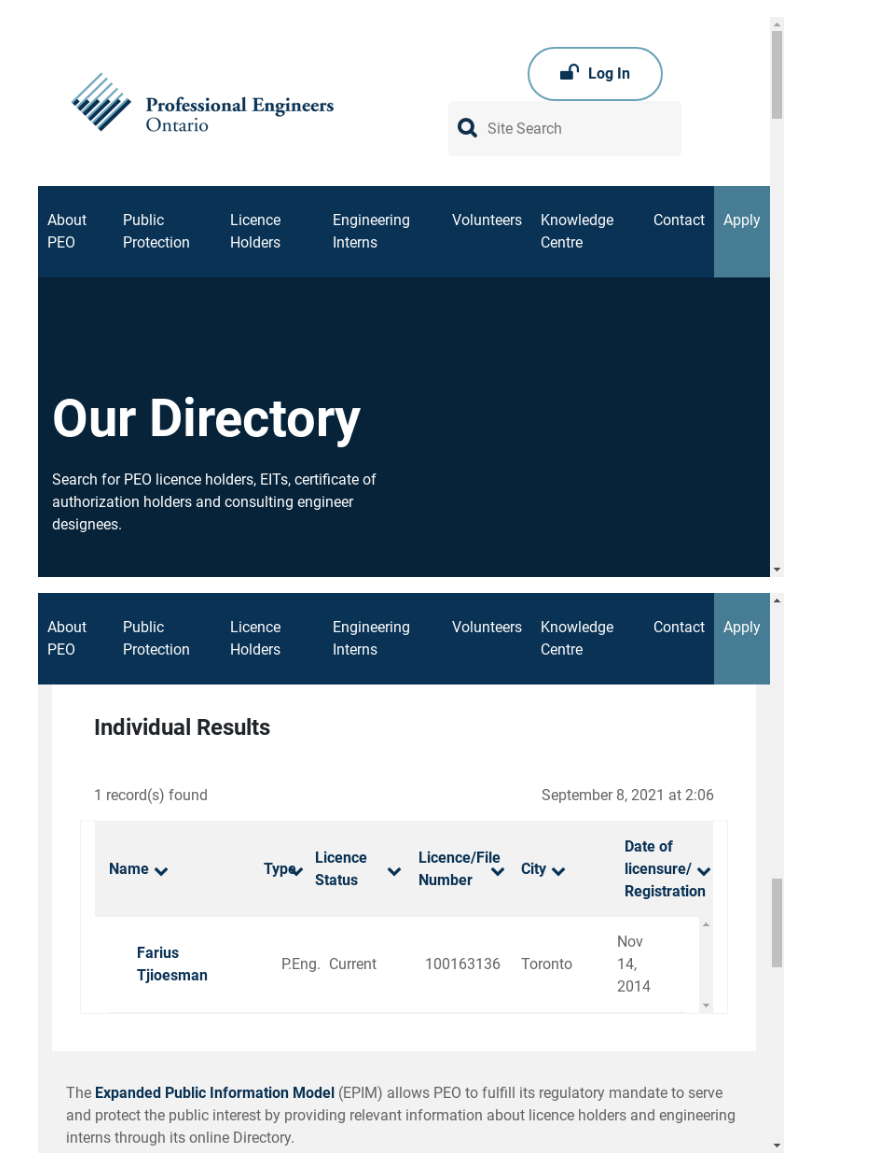
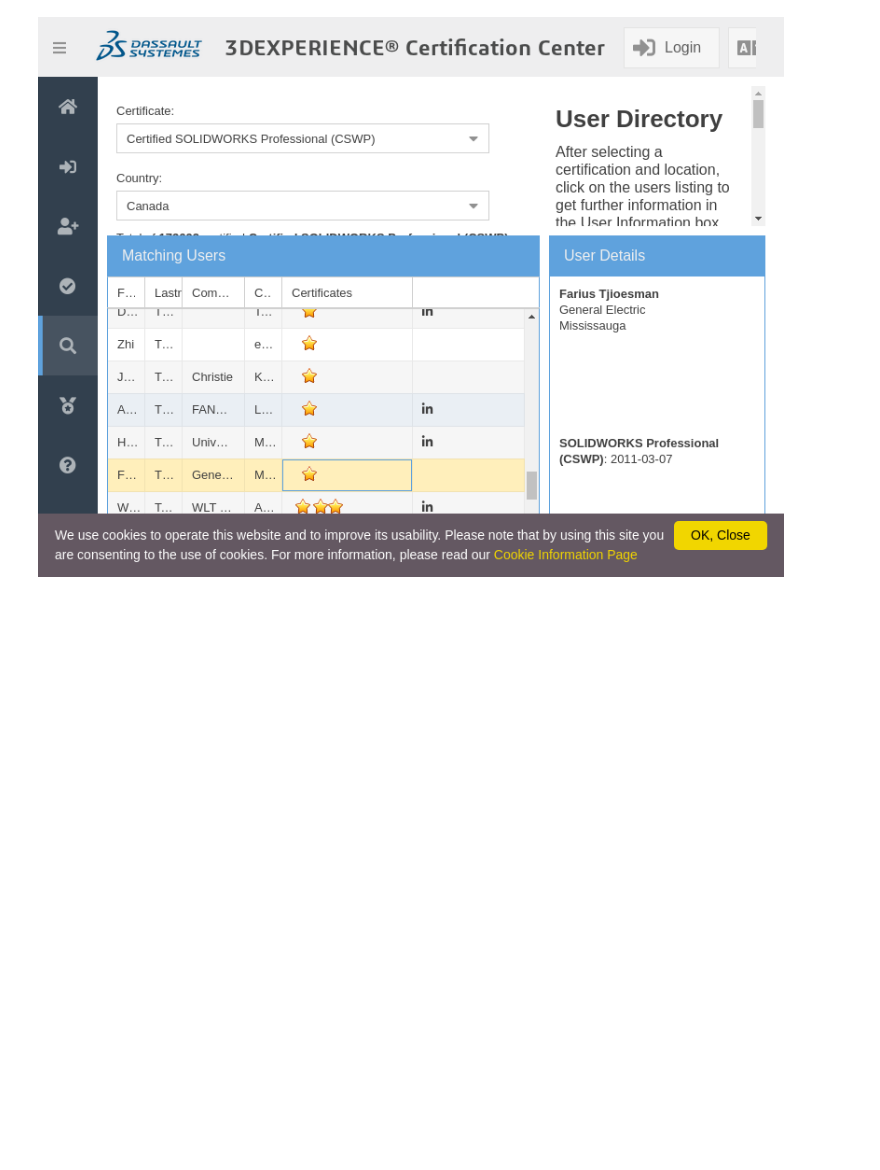
Before and after one commit to FariusGitHub/DataScience, a Jupyter notebook: cswp.ipynb, the cells around one changed output. Cells and saved outputs as stored; diff of their text form; code cells hidden in the pictures; blank space fills up the shorter version.

```diff
--- a/cswp.ipynb
+++ b/cswp.ipynb
@@ -1,29 +1,48 @@
 # %% [markdown]
 <a href="https://colab.research.google.com/github/FariusGitHub/DataScience/blob/master/cswp.ipynb" target="_parent"><img src="https://colab.research.google.com/assets/colab-badge.svg" alt="Open In Colab"/></a>
-# %%
-!pip install kora -q
-from kora.selenium import wd
-import time
-
-wd.get("https://www.peo.on.ca/index.php/directory")
-
-try:
-    wd.find_element_by_xpath("/html/body/div[2]/div/section/div/article/\
-    div/div/div[3]/div/div/form/div/div[1]/div/div/label[1]").click()
-    wd.find_element_by_xpath("/html/body/div[2]/div/section/div/article/\
-    div/div/div[3]/div/div/form/div/div[2]/div/div/div[3]/input")\
-      .send_keys('100163136')
-    wd.find_element_by_xpath("/html/body/div[2]/div/section/div/article/\
-      div/div/div[3]/div/div/form/div/div[4]/div/div/div/button").click()
-
-except:
-    wd.quit()
-
-time.sleep(1)
-wd.execute_script("window.scrollTo(0, 0)")
-display(wd)
-wd.execute_script("window.scrollTo(0, 1850)")
-display(wd)
-# %% [output]
-[figure, removed]
-[figure, removed]
+# %%
+!pip install kora -q
+from kora.selenium import wd
+from selenium.webdriver.chrome.options import Options
+from selenium.webdriver.common.by import By
+from selenium.webdriver.common.keys import Keys
+import time
+from tqdm import tqdm
+
+wd.get("https://3dexperience.virtualtester.com/")
+
+time.sleep(2)
+ht_pref = '/html/body/div[1]/div/div[2]/div/div/div'
+element = wd.find_element(By.XPATH, ht_pref+'[1]/ul/li[5]')
+wd.execute_script("arguments[0].click();", element)
+time.sleep(1)
+
+prefix = ht_pref + \
+  '[2]/div[2]/div/div/div/div/div[1]/div/div/div[1]/div/div/div/div/div'
+
+wd.find_element(By.XPATH, prefix + '[2]/div/div[2]/div[1]/input').\
+  send_keys('Canada', Keys.ENTER)
+
+for i in tqdm(range(4)):
+  wd.find_element(By.XPATH, prefix + '[1]/div/div[2]/div[1]/input').click()
+  wd.find_element(By.XPATH, prefix + '[1]/div/div[2]/div[1]/input').\
+    send_keys(Keys.ARROW_DOWN)
+  wd.find_element(By.XPATH, prefix + '[1]/div/div[2]/div[1]/input').\
+    send_keys(Keys.ENTER)
+  time.sleep(2)
+
+url2 = prefix[:70]+'[2]/div/div/div/div/div[1]/div[2]/div[2]/div[1]'
+url3 = prefix[:70]+'[2]/div/div/div/div/div[2]/div[2]/div/div/div/div[1]/div/div'
+
+wd.find_element(By.XPATH, url2).click()
+
+for i in tqdm(range(1480)):
+  wd.find_element(By.XPATH, url2).send_keys(Keys.DOWN)
+
+while wd.find_element(By.XPATH, url3).text.split(' ')[0] != 'Farius':
+  wd.find_element(By.XPATH, url2).send_keys(Keys.DOWN)
+
+time.sleep(2)
+display(wd)
+# %% [output]
+[figure, added]
```
